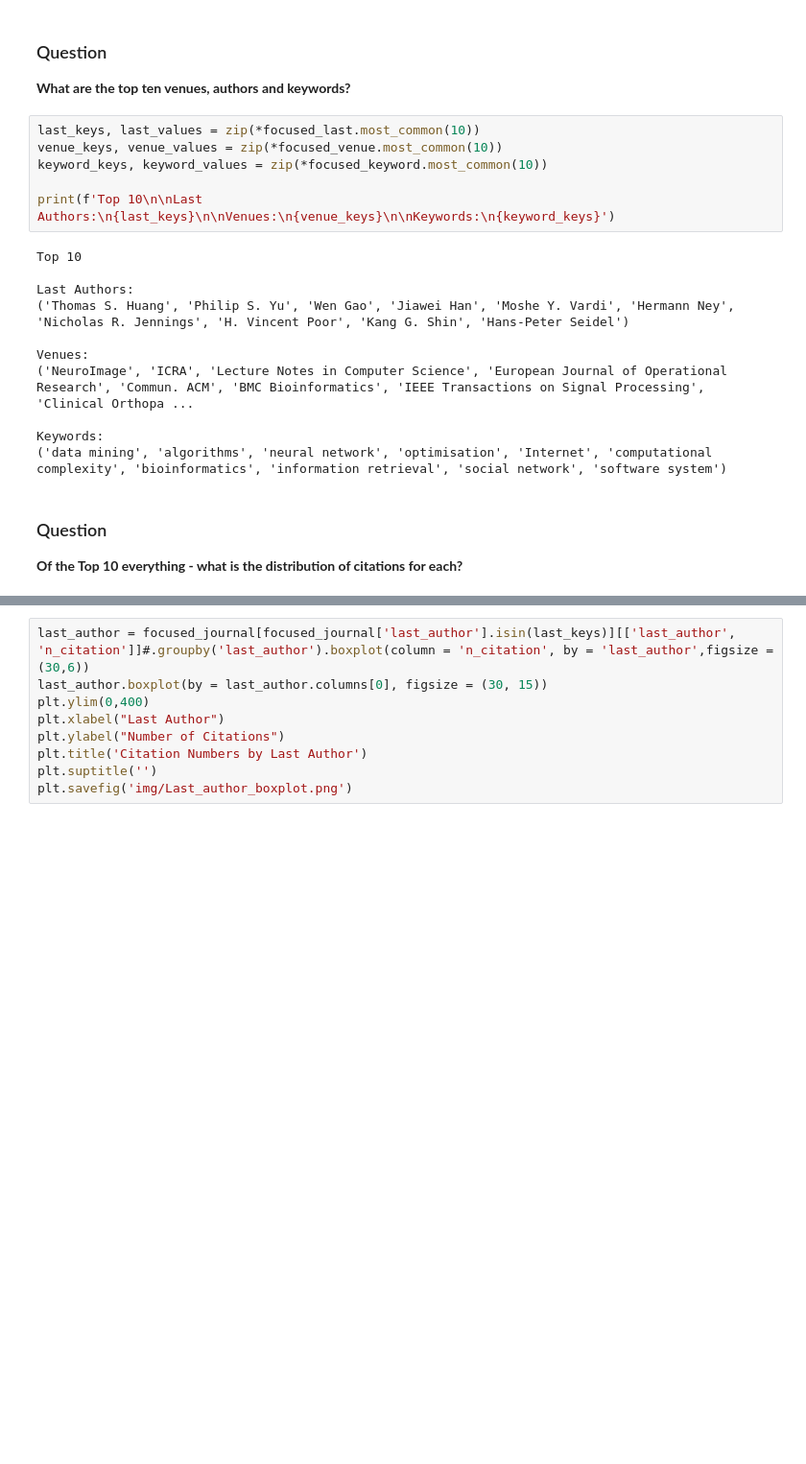
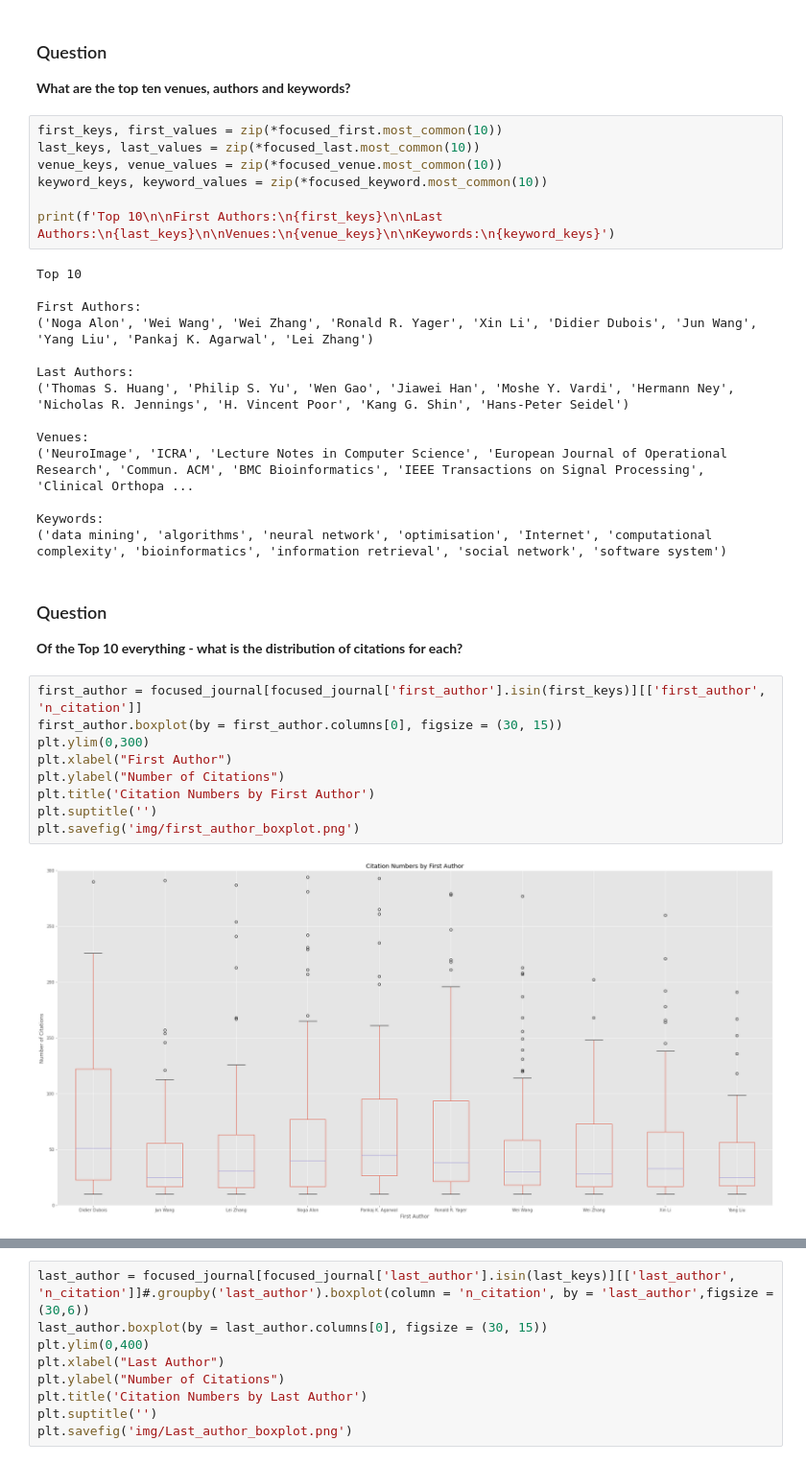
Before and after one commit to Cynz300/Scientific_Networking, a Jupyter notebook: Streamlined.ipynb, the cells around one changed output, grey strips where cells are left out. Shown at 96% size. Drawn from its saved outputs; the diff is of its cells as text; blank space fills up the shorter version.

```diff
--- a/Streamlined.ipynb
+++ b/Streamlined.ipynb
@@ -467,13 +516,17 @@ plt.savefig('img/Focused_Frequency_Layouts.png')
 
 **What are the top ten venues, authors and keywords?**
 # %%
+first_keys, first_values = zip(*focused_first.most_common(10))
 last_keys, last_values = zip(*focused_last.most_common(10))
 venue_keys, venue_values = zip(*focused_venue.most_common(10))
 keyword_keys, keyword_values = zip(*focused_keyword.most_common(10))
 
-print(f'Top 10\n\nLast Authors:\n{last_keys}\n\nVenues:\n{venue_keys}\n\nKeywords:\n{keyword_keys}')
+print(f'Top 10\n\nFirst Authors:\n{first_keys}\n\nLast Authors:\n{last_keys}\n\nVenues:\n{venue_keys}\n\nKeywords:\n{keyword_keys}')
 # %% [output]
 Top 10
+
+First Authors:
+('Noga Alon', 'Wei Wang', 'Wei Zhang', 'Ronald R. Yager', 'Xin Li', 'Didier Dubois', 'Jun Wang', 'Yang Liu', 'Pankaj K. Agarwal', 'Lei Zhang')
 
 Last Authors:
 ('Thomas S. Huang', 'Philip S. Yu', 'Wen Gao', 'Jiawei Han', 'Moshe Y. Vardi', 'Hermann Ney', 'Nicholas R. Jennings', 'H. Vincent Poor', 'Kang G. Shin', 'Hans-Peter Seidel')
@@ -487,3 +540,14 @@ Keywords:
 ### Question
 
 **Of the Top 10 everything - what is the distribution of citations for each?**
+# %%
+first_author = focused_journal[focused_journal['first_author'].isin(first_keys)][['first_author', 'n_citation']]
+first_author.boxplot(by = first_author.columns[0], figsize = (30, 15))
+plt.ylim(0,300)
+plt.xlabel("First Author")
+plt.ylabel("Number of Citations")
+plt.title('Citation Numbers by First Author')
+plt.suptitle('')
+plt.savefig('img/first_author_boxplot.png')
+# %% [output]
+[figure, added]
```
Also changed, not shown: parts of 19 cells of this notebook, 11 other files.
